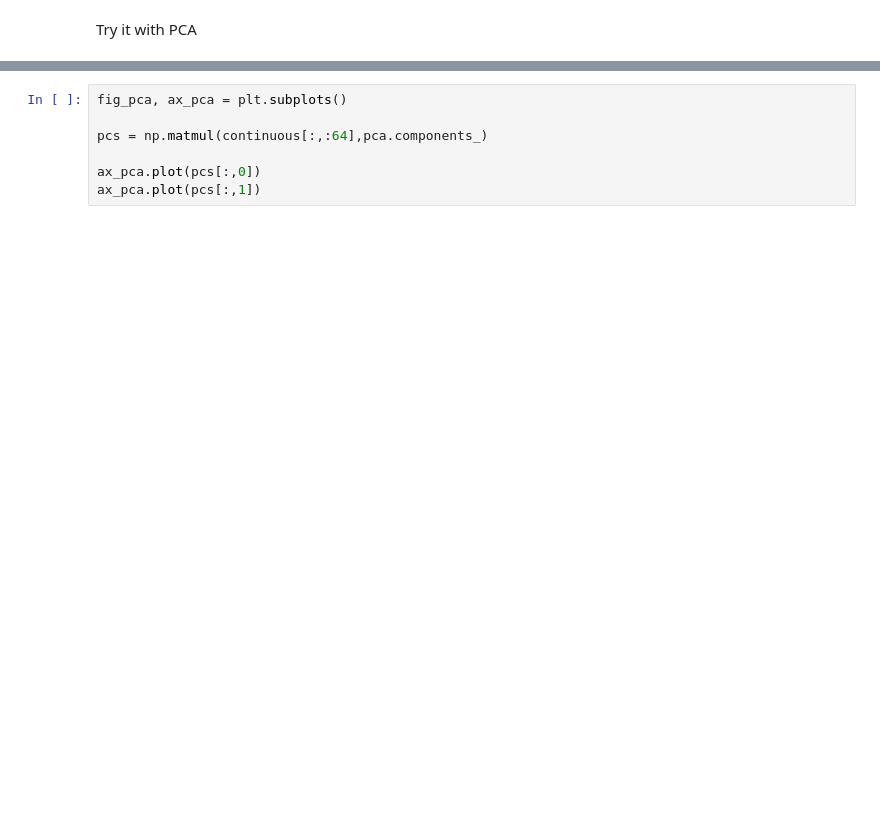
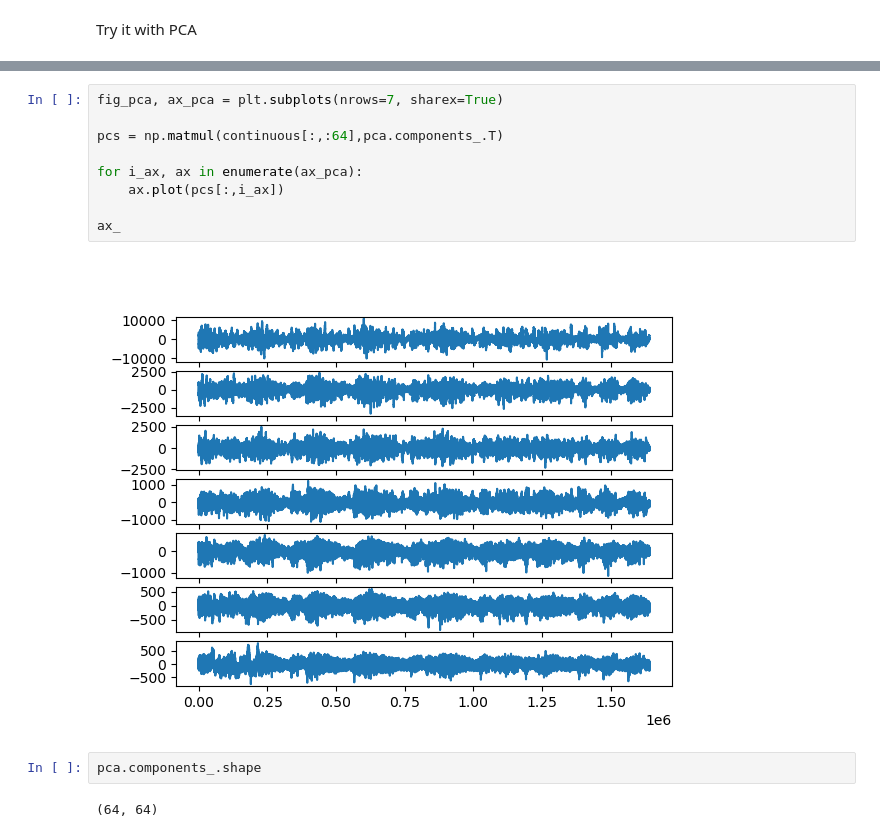
Before and after one commit to kb0dkin/Work_Tools, a Jupyter notebook: BrainPatch_analysis/artifact_exploration.ipynb, the cells around one changed output, grey strips where cells are left out. Drawn from its saved outputs; the diff is of its cells as text; blank space fills up the shorter version.

```diff
--- a/BrainPatch_analysis/artifact_exploration.ipynb
+++ b/BrainPatch_analysis/artifact_exploration.ipynb
@@ -373,7 +370,15 @@ pca
 # %%
-fig_pca, ax_pca = plt.subplots()
+fig_pca, ax_pca = plt.subplots(nrows=7, sharex=True)
 
-pcs = np.matmul(continuous[:,:64],pca.components_)
+pcs = np.matmul(continuous[:,:64],pca.components_.T)
 
-ax_pca.plot(pcs[:,0])
-ax_pca.plot(pcs[:,1])
+for i_ax, ax in enumerate(ax_pca):
+    ax.plot(pcs[:,i_ax])
+
+ax_
+# %% [output]
+[figure, added]
+# %%
+pca.components_.shape
+# %% [output]
+(64, 64)
```
Also changed, not shown: parts of 9 cells of this notebook, 1 other file.
